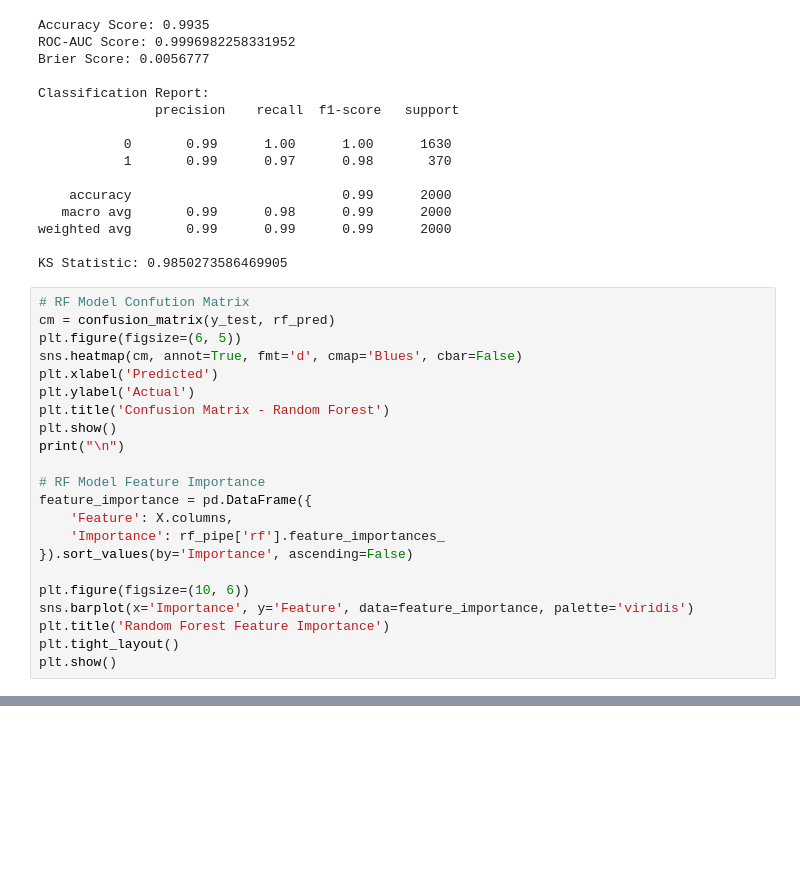
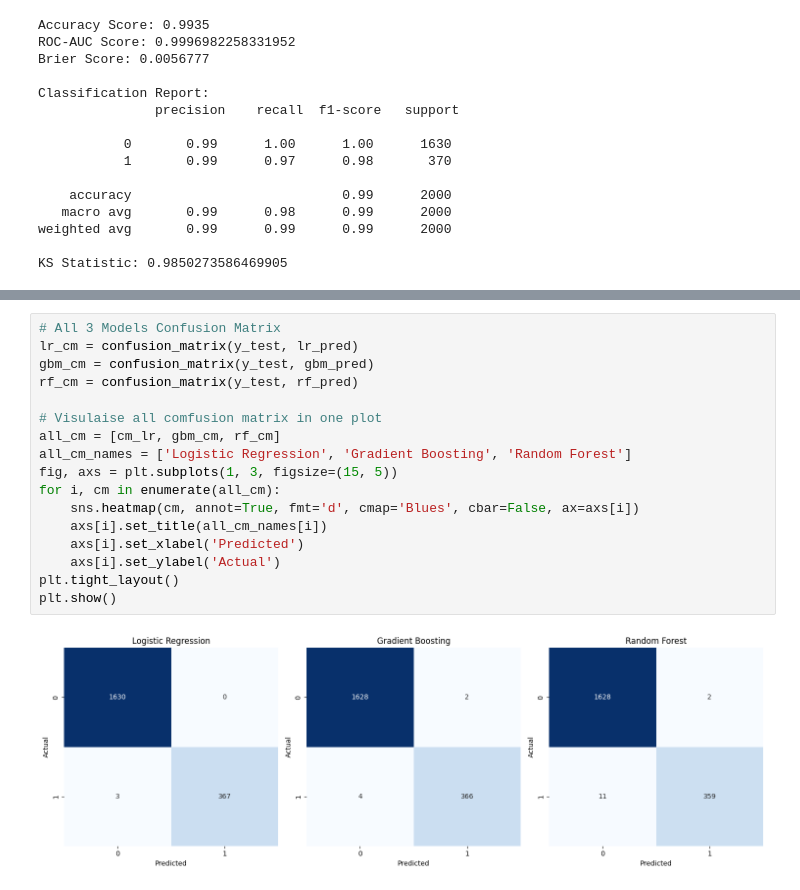
Before and after one commit to raz0208/Natural-Gas-Price-Interpolation-Forecasting, a Jupyter notebook: Task3/Credit_Risk_Analysis_and_Modeling_PD_and_EL_Prediction.ipynb, the cells around one changed output, grey strips where cells are left out. Saved outputs shown, nothing was run; the diff lists cells and outputs as text; blank space fills up the shorter version.

```diff
--- a/Task3/Credit_Risk_Analysis_and_Modeling_PD_and_EL_Prediction.ipynb
+++ b/Task3/Credit_Risk_Analysis_and_Modeling_PD_and_EL_Prediction.ipynb
@@ -494,25 +430,3 @@ Classification Report:
 weighted avg       0.99      0.99      0.99      2000
 
 KS Statistic: 0.9850273586469905
-# %%
-# RF Model Confution Matrix
-cm = confusion_matrix(y_test, rf_pred)
-plt.figure(figsize=(6, 5))
-sns.heatmap(cm, annot=True, fmt='d', cmap='Blues', cbar=False)
-plt.xlabel('Predicted')
-plt.ylabel('Actual')
-plt.title('Confusion Matrix - Random Forest')
-plt.show()
-print("\n")
-
-# RF Model Feature Importance
-feature_importance = pd.DataFrame({
-    'Feature': X.columns,
-    'Importance': rf_pipe['rf'].feature_importances_
-}).sort_values(by='Importance', ascending=False)
-
-plt.figure(figsize=(10, 6))
-sns.barplot(x='Importance', y='Feature', data=feature_importance, palette='viridis')
-plt.title('Random Forest Feature Importance')
-plt.tight_layout()
-plt.show()
@@ -521,0 +433,19 @@ plt.show()
+# %%
+# All 3 Models Confusion Matrix
+lr_cm = confusion_matrix(y_test, lr_pred)
+gbm_cm = confusion_matrix(y_test, gbm_pred)
+rf_cm = confusion_matrix(y_test, rf_pred)
+
+# Visulaise all comfusion matrix in one plot
+all_cm = [cm_lr, gbm_cm, rf_cm]
+all_cm_names = ['Logistic Regression', 'Gradient Boosting', 'Random Forest']
+fig, axs = plt.subplots(1, 3, figsize=(15, 5))
+for i, cm in enumerate(all_cm):
+    sns.heatmap(cm, annot=True, fmt='d', cmap='Blues', cbar=False, ax=axs[i])
+    axs[i].set_title(all_cm_names[i])
+    axs[i].set_xlabel('Predicted')
+    axs[i].set_ylabel('Actual')
+plt.tight_layout()
+plt.show()
+# %% [output]
+[figure, added]
```
Also changed, not shown: parts of 5 cells of this notebook.
